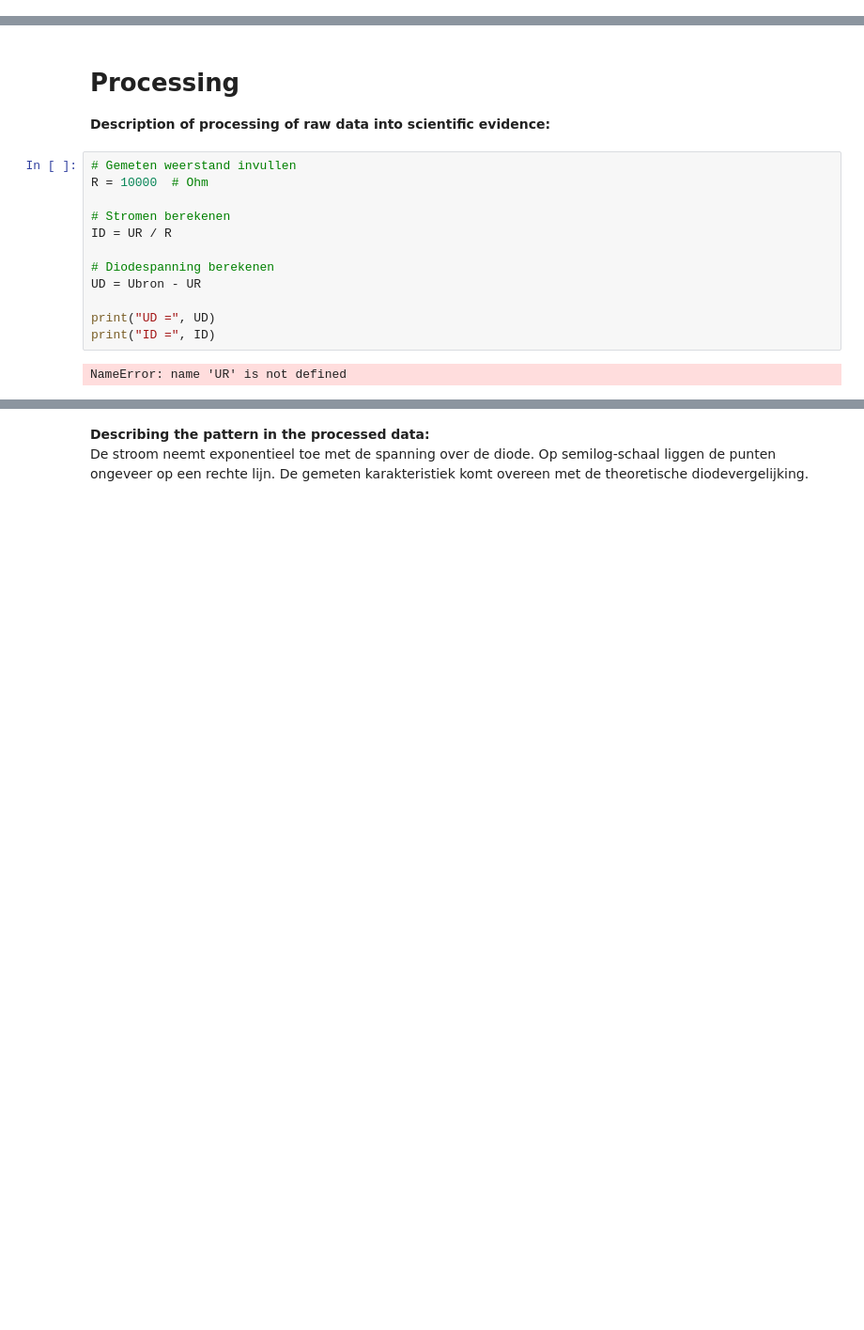
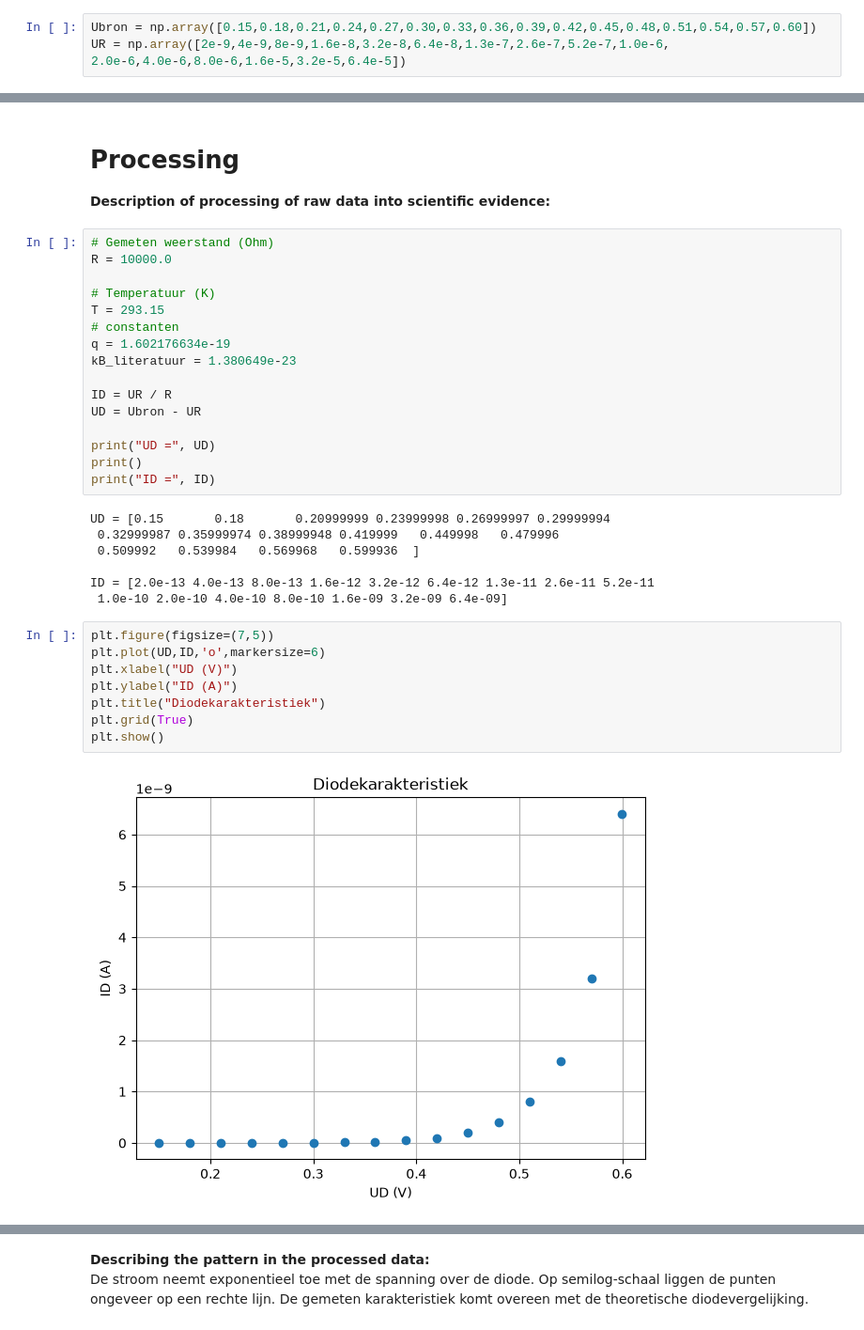
Before and after one commit to gijshouwer-art/IP-2-thermo, a Jupyter notebook: BM_labjournaal.ipynb, the cells around one changed output, grey strips where cells are left out. Shown at 94% size. Drawn from its saved outputs; the diff is of its cells as text; blank space fills up the shorter version.

```diff
--- a/BM_labjournaal.ipynb
+++ b/BM_labjournaal.ipynb
@@ -103,3 +96,7 @@ UR = np.array([])
+# %%
+Ubron = np.array([0.15,0.18,0.21,0.24,0.27,0.30,0.33,0.36,0.39,0.42,0.45,0.48,0.51,0.54,0.57,0.60])
+UR = np.array([2e-9,4e-9,8e-9,1.6e-8,3.2e-8,6.4e-8,1.3e-7,2.6e-7,5.2e-7,1.0e-6,
+2.0e-6,4.0e-6,8.0e-6,1.6e-5,3.2e-5,6.4e-5])
 # %% [markdown]
 **Observations:**
 **Notes:**
@@ -107,18 +104,37 @@ UR = np.array([])
 # Processing
 **Description of processing of raw data into scientific evidence:**
 # %%
-# Gemeten weerstand invullen
-R = 10000  # Ohm
+# Gemeten weerstand (Ohm)
+R = 10000.0
 
-# Stromen berekenen
+# Temperatuur (K)
+T = 293.15
+# constanten
+q = 1.602176634e-19
+kB_literatuur = 1.380649e-23
+
 ID = UR / R
-
-# Diodespanning berekenen
 UD = Ubron - UR
 
 print("UD =", UD)
+print()
 print("ID =", ID)
 # %% [output]
-NameError: name 'UR' is not defined
+UD = [0.15       0.18       0.20999999 0.23999998 0.26999997 0.29999994
+ 0.32999987 0.35999974 0.38999948 0.419999   0.449998   0.479996
+ 0.509992   0.539984   0.569968   0.599936  ]
+
+ID = [2.0e-13 4.0e-13 8.0e-13 1.6e-12 3.2e-12 6.4e-12 1.3e-11 2.6e-11 5.2e-11
+ 1.0e-10 2.0e-10 4.0e-10 8.0e-10 1.6e-09 3.2e-09 6.4e-09]
+# %%
+plt.figure(figsize=(7,5))
+plt.plot(UD,ID,'o',markersize=6)
+plt.xlabel("UD (V)")
+plt.ylabel("ID (A)")
+plt.title("Diodekarakteristiek")
+plt.grid(True)
+plt.show()
+# %% [output]
+[figure, added]
 # %%
 plt.figure(figsize=(6,4))
```
Also changed, not shown: parts of 9 cells of this notebook.
